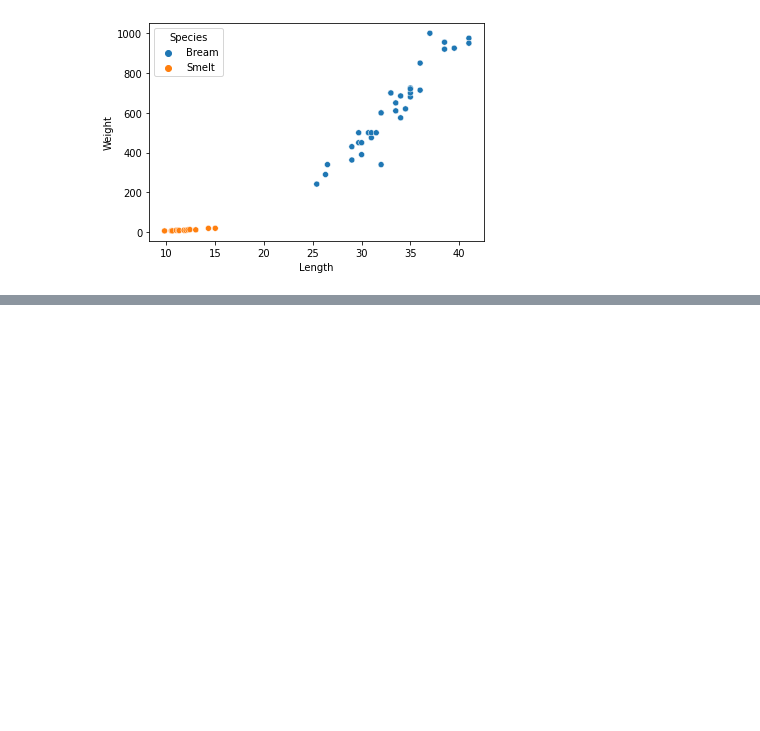
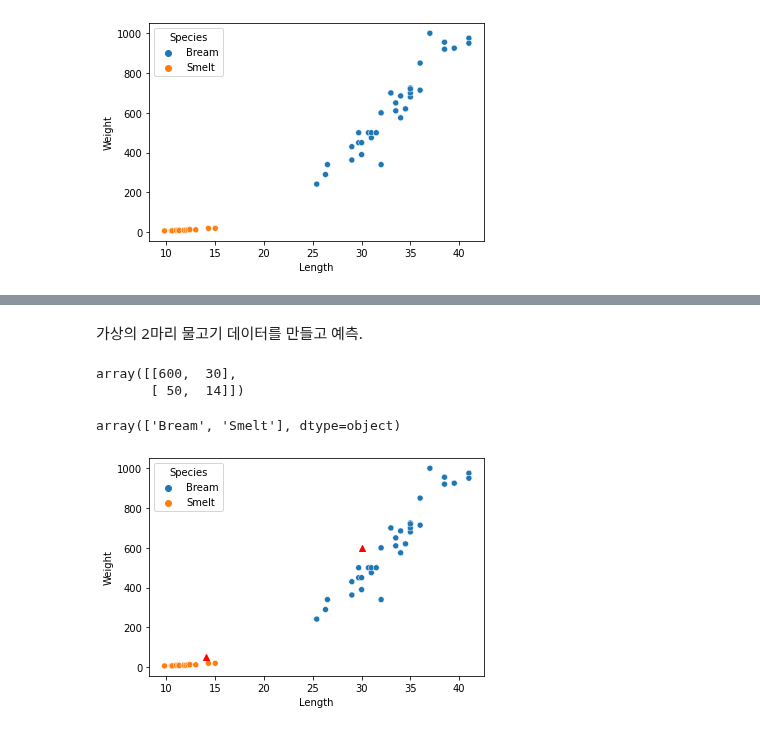
Before and after one commit to esn73/lab_python, a Jupyter notebook: ml02_knn_classification.ipynb, the cells around one changed output, grey strips where cells are left out. Drawn from its saved outputs; the diff is of its cells as text; code cells hidden in the pictures; blank space fills up the shorter version.

```diff
--- a/ml02_knn_classification.ipynb
+++ b/ml02_knn_classification.ipynb
@@ -180,0 +252,11 @@ plt.show()
+# %% [markdown]
+가상의 2마리 물고기 데이터를 만들고 예측.
+# %%
+# [600, 30cm], [50, 14cm] - 가상의 물고기 2마리
+test_features = np.array([[600, 30],
+                          [50, 14]])
+# %%
+test_features
+# %% [output]
+array([[600,  30],
+       [ 50,  14]])
@@ -180,0 +266,15 @@ plt.show()
+# %%
+test_pred
+
+#[600, 30cm], [50, 14cm] 예측값을 가지고
+#array(['Bream', 'Smelt'], dtype=object)  Bream,Smelt로 예측
+# %% [output]
+array(['Bream', 'Smelt'], dtype=object)
+# %%
+# 훈련 데이터와 가상의 데이터를 함께 시각화: Weight ~ Length
+sns.scatterplot(data=df, x='Length', y='Weight', hue='Species') # 훈련데이터 시각화
+plt.scatter(x=test_features[:, 1], y=test_features[:, 0], color='red', marker='^') # 가상의 물고기 2마리
+
+plt.show()
+# %% [output]
+[figure, added]
```
Also changed, not shown: parts of 14 cells of this notebook.
